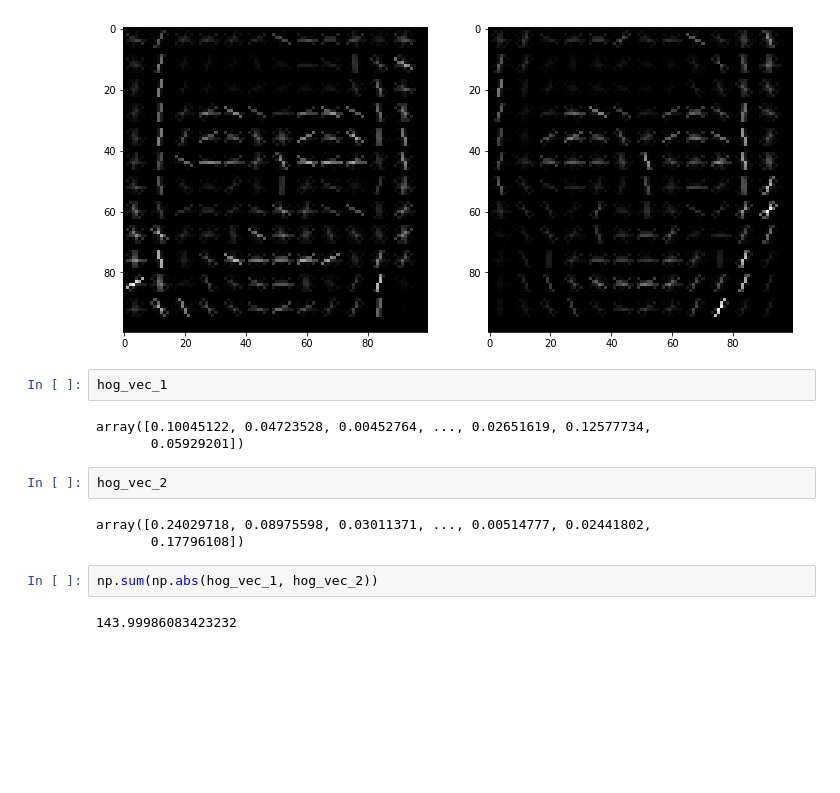
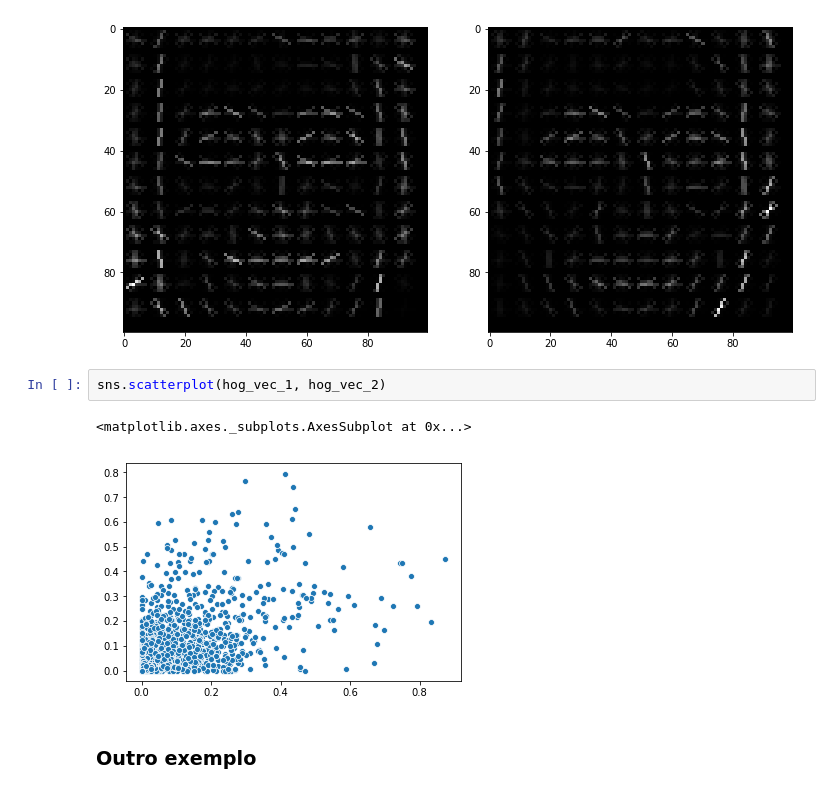
Before and after one commit to bkemmer/custom_cnn, a Jupyter notebook: notebooks/initialpreprocessing.ipynb, the cells around one changed output. Saved outputs shown, nothing was run; the diff lists cells and outputs as text; blank space fills up the shorter version.

```diff
--- a/notebooks/initialpreprocessing.ipynb
+++ b/notebooks/initialpreprocessing.ipynb
@@ -568,17 +574,10 @@ print(hog_vec_2.shape)
 plt_two_imgs(img_a=hog_vis_1, img_b=hog_vis_2)
 # %% [output]
 [figure]
-# %%
-hog_vec_1
-# %% [output]
-array([0.10045122, 0.04723528, 0.00452764, ..., 0.02651619, 0.12577734,
-       0.05929201])
-# %%
-hog_vec_2
-# %% [output]
-array([0.24029718, 0.08975598, 0.03011371, ..., 0.00514777, 0.02441802,
-       0.17796108])
-# %%
-np.sum(np.abs(hog_vec_1, hog_vec_2))
-# %% [output]
-143.99986083423232
+# %%
+sns.scatterplot(hog_vec_1, hog_vec_2)
+# %% [output]
+<matplotlib.axes._subplots.AxesSubplot at 0x...>
+[figure, added]
+# %% [markdown]
+### Outro exemplo
```
Also changed, not shown: parts of 35 cells of this notebook.
